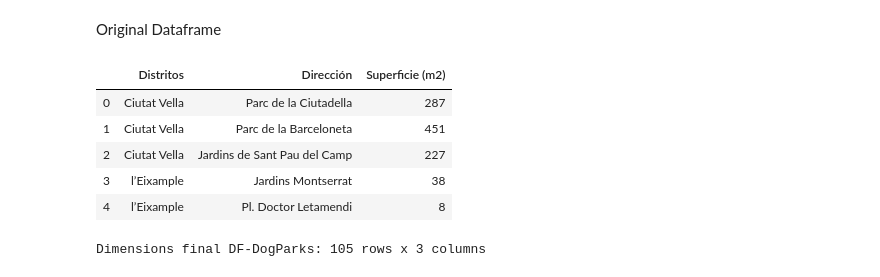
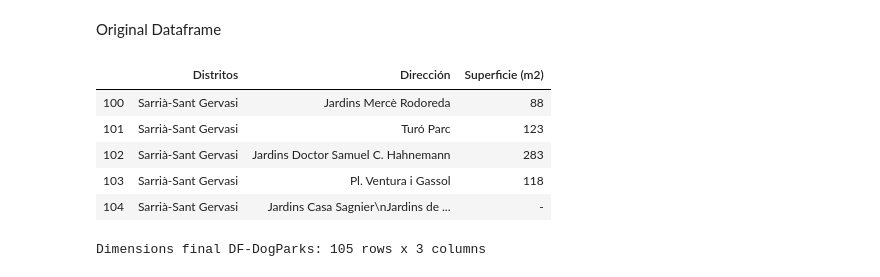
Before and after one commit to ironhack-bcn-data-pt/PR05-project-statistical-analysis, a Jupyter notebook: your-code/data_cleaning.ipynb, the cells around one changed output. Cells and saved outputs as stored; diff of their text form; code cells hidden in the pictures.

```diff
--- a/your-code/data_cleaning.ipynb
+++ b/your-code/data_cleaning.ipynb
@@ -22,13 +22,6 @@ import spacy
 nlp = spacy.load('es_core_news_sm')
 import sys
 # print(sys.version)
-
-import site
-# Options for DataFrame visualization:
-pd.set_option('display.width', 1000)
-pd.set_option('display.max_columns', 40)
-# Option to show not truncated cells in pandas
-pd.set_option('display.max_colwidth', -1)
 # %% [markdown]
 ### 0.1 Installing new useful libraries
 # %%
@@ -71,7 +65,7 @@ Web-scraping of the page of **ICanWak**, a cool group of dog fans in order to fi
 # Share data between Jupyter Notebooks
 %store -r dogs_parks
 # %%
-dogs_parks = pd.read_csv('data/'+ dogs_parks)
+dogs_parks = pd.read_csv('input/'+ dogs_parks)
 # %%
 dogs_parks.head()
 # %% [output]
@@ -297,14 +291,14 @@ Dimensions final DF-ProtectoraBCN: 43 rows x 22 columns
 # %% [markdown]
 Original Dataframe
 # %%
-dogs_parks.head()
+dogs_parks.tail()
 # %% [output]
 |  | Distritos | Dirección | Superficie (m2) |
-| 0 | Ciutat Vella | Parc de la Ciutadella | 287 |
-| 1 | Ciutat Vella | Parc de la Barceloneta | 451 |
-| 2 | Ciutat Vella | Jardins de Sant Pau del Camp | 227 |
-| 3 | l’Eixample | Jardins Montserrat | 38 |
-| 4 | l’Eixample | Pl. Doctor Letamendi | 8 |
+| 100 | Sarrià-Sant Gervasi | Jardins Mercè Rodoreda | 88 |
+| 101 | Sarrià-Sant Gervasi | Turó Parc | 123 |
+| 102 | Sarrià-Sant Gervasi | Jardins Doctor Samuel C. Hahnemann | 283 |
+| 103 | Sarrià-Sant Gervasi | Pl. Ventura i Gassol | 118 |
+| 104 | Sarrià-Sant Gervasi | Jardins Casa Sagnier\nJardins de ... | - |
 # %%
 dogs_parks.rename(columns={'Distritos':'Distrito','Dirección':'Parque', 'Superficie (m2)':'Superficie parque (mq)'}, inplace=True)
 # %%
```
Also changed, not shown: parts of 34 cells of this notebook, 11 other files.
